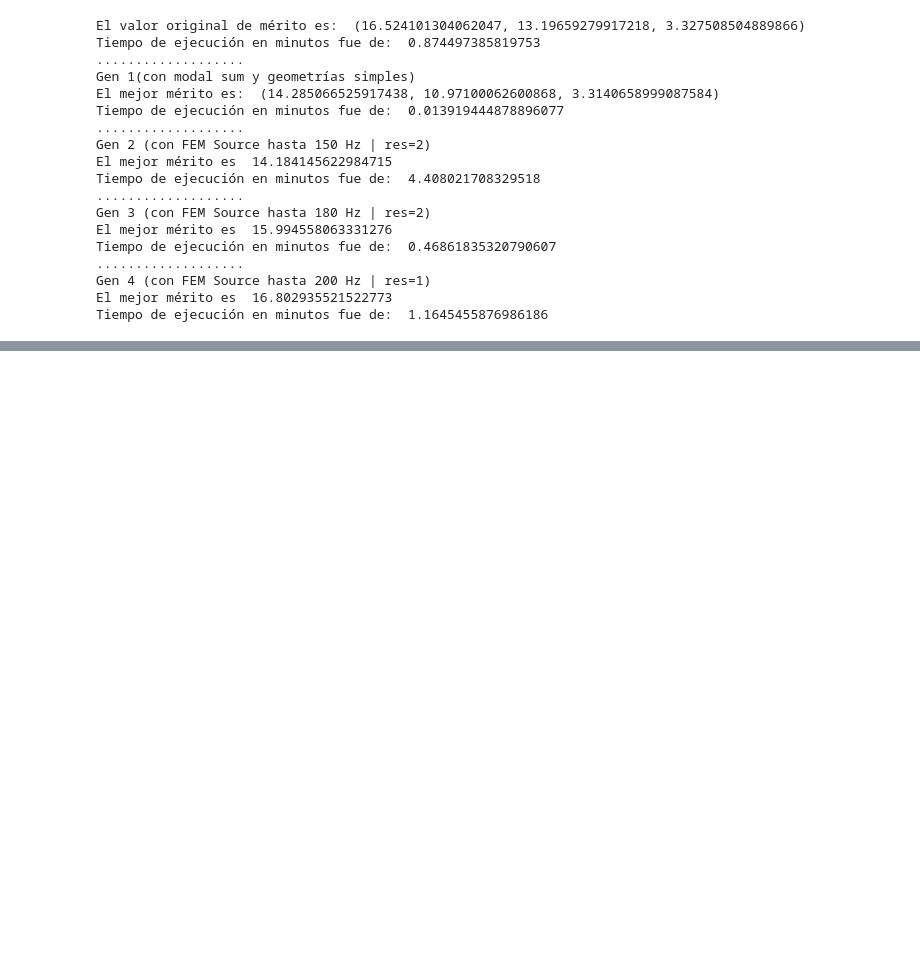
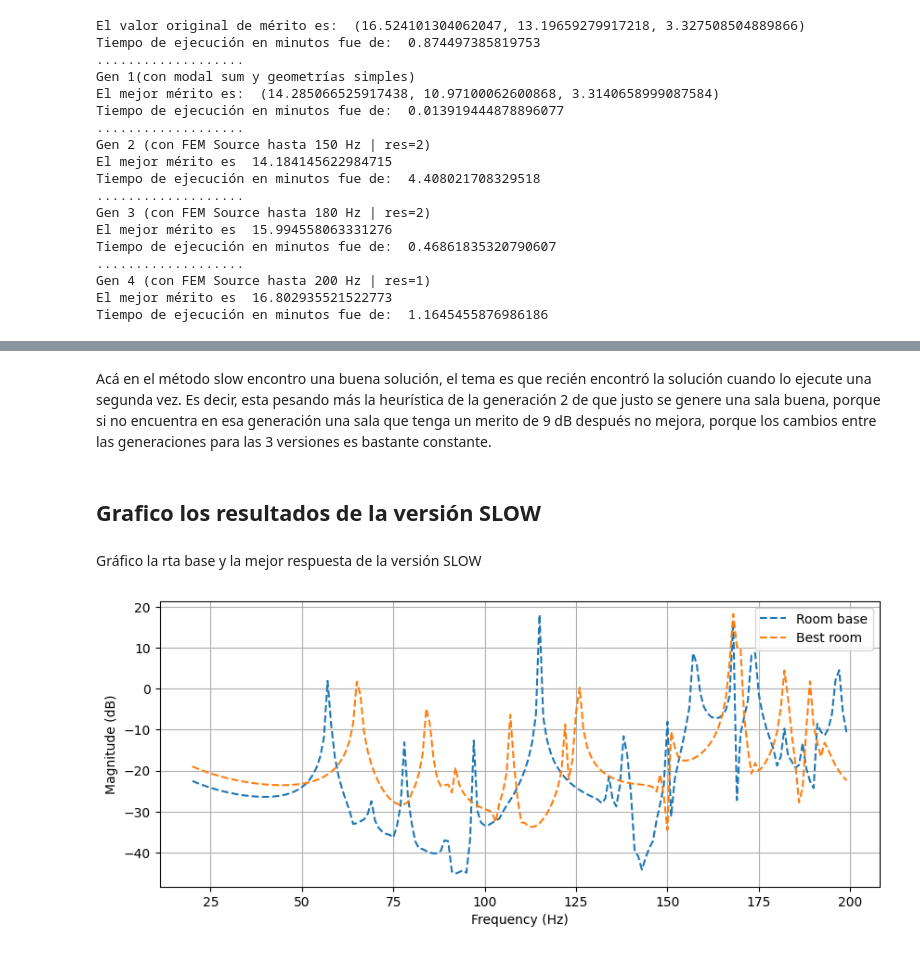
Before and after one commit to MatiasDiBernardo/Acoustic-Modal-Response-Optimizer, a Jupyter notebook: notebooks/genetic_optimization_tests.ipynb, the cells around one changed output, grey strips where cells are left out. Drawn from its saved outputs; the diff is of its cells as text; code cells hidden in the pictures; blank space fills up the shorter version.

Commit message:
Add test for global optim

```diff
--- a/notebooks/genetic_optimization_tests.ipynb
+++ b/notebooks/genetic_optimization_tests.ipynb
@@ -29,7 +29,7 @@ receptor_position = (1.25, 1.9, 1.2)
 n_walls = 2
 
 ## Tipo de optimización (slow, medium, fast)
-optim_type = "fast"
+optim_type = "slow"
 # %% [markdown]
 Proceso de optimización tipo algorítmo genético
 # %%
@@ -53,8 +53,8 @@ if optim_type == "slow":
     salas_g1 = 5000
     salas_g2 = 500     # Cantidad de salas para iterar
     next_gen_g3 = 50   # Cantidad de salas que pasan de la iteración anterior
-    salas_g3 = 50      # Cantidad de salas random para agregar
-    next_gen_g4 = 3    # Cantidad de salas que pasan de la iteración anterior
+    salas_g3 = 100      # Cantidad de salas random para agregar
+    next_gen_g4 = 5    # Cantidad de salas que pasan de la iteración anterior
     mut_ammount = 6    # Cantidad de mutaciones por sala
 
 ## 0) Evalúa condiciones iniciales
@@ -147,0 +238,23 @@ Tiempo de ejecución en minutos fue de:  1.1645455876986186
+# %% [markdown]
+Acá en el método slow encontro una buena solución, el tema es que recién encontró la solución cuando lo ejecute una segunda vez. Es decir, esta pesando más la heurística de la generación 2 de que justo se genere una sala buena, porque si no encuentra en esa generación una sala que tenga un merito de 9 dB después no mejora, porque los cambios entre las generaciones para las 3 versiones es bastante constante.
+# %% [markdown]
+## Grafico los resultados de la versión SLOW
+# %% [markdown]
+Gráfico la rta base y la mejor respuesta de la versión SLOW
+# %%
+import numpy as np
+import matplotlib.pyplot as plt
+
+res_freq = 1
+freqs = np.arange(20, 200, res_freq)
+
+plt.figure("Resultado magnitud", figsize=(10, 4))
+plt.plot(freqs, mag0, '--', label= "Room base")
+plt.plot(freqs, mag_g4[0], '--', label= "Best room")
+plt.xlabel('Frequency (Hz)')
+plt.ylabel('Magnitude (dB)')
+plt.legend()
+plt.grid(True)
+plt.show()
+# %% [output]
+[figure, added]
```
Also changed, not shown: parts of 12 cells of this notebook.
